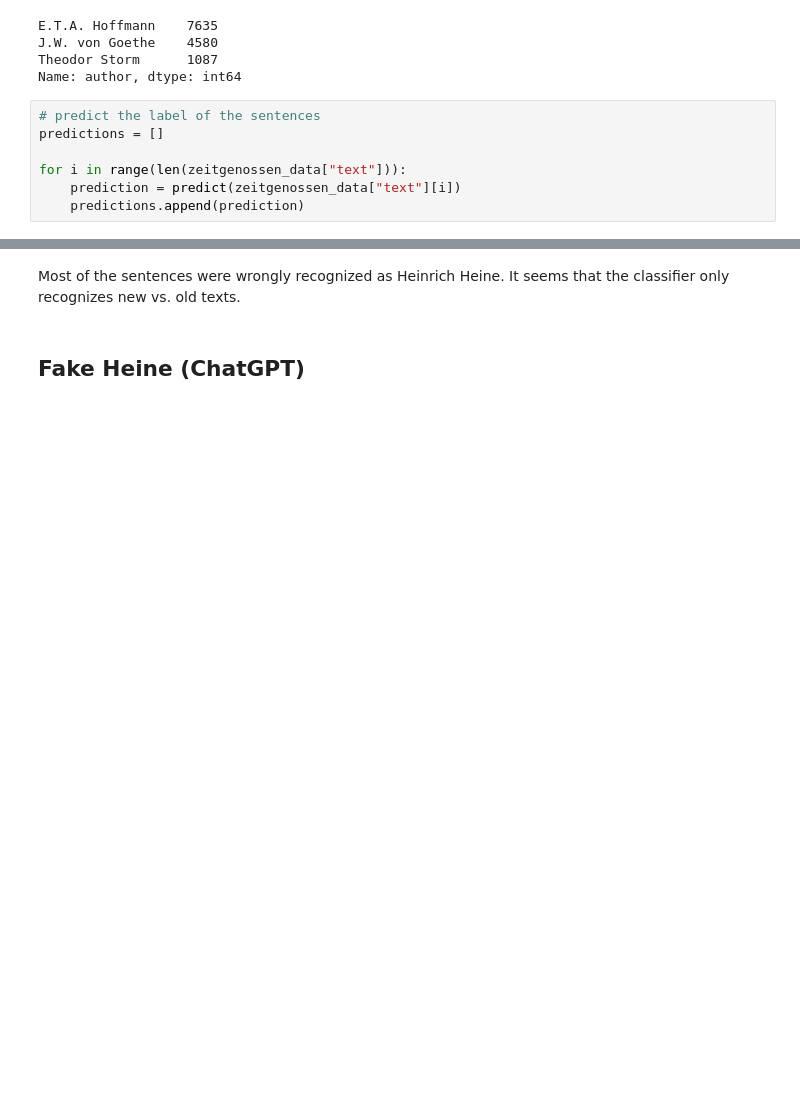
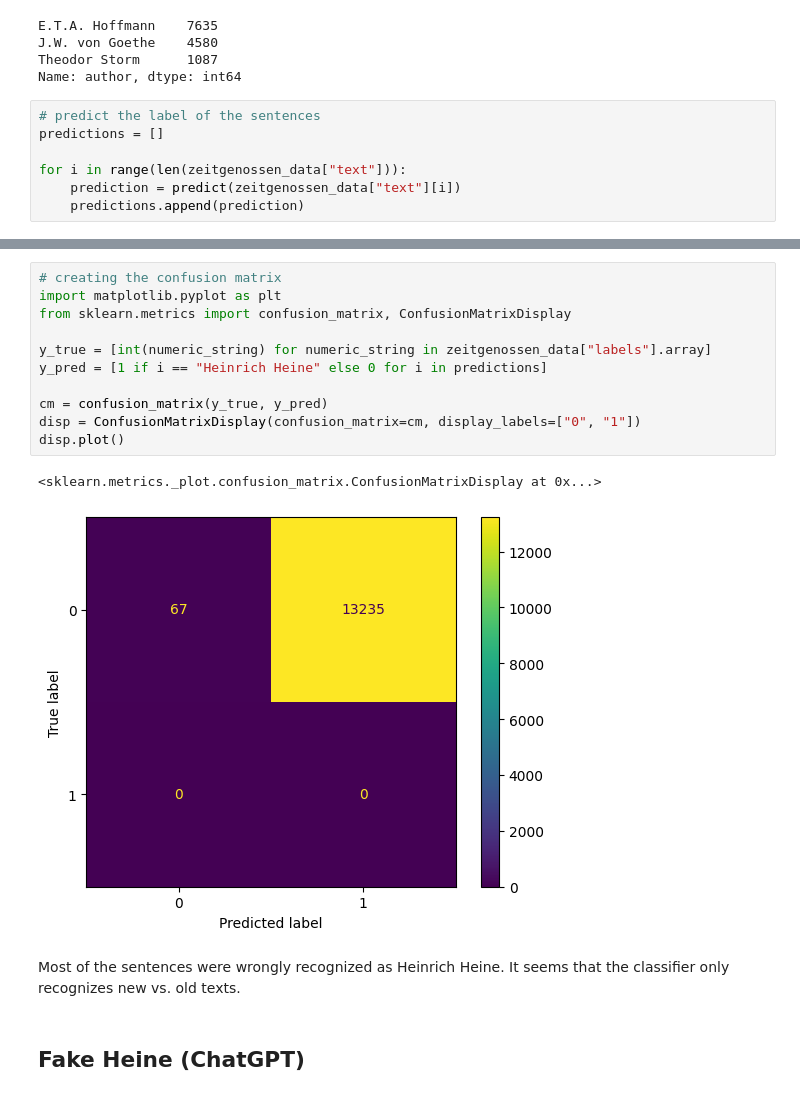
Before and after one commit to tiost100/Heinrich_Heine, a Jupyter notebook: HeinrichT_modern.ipynb, the cells around one changed output, grey strips where cells are left out. Saved outputs shown, nothing was run; the diff lists cells and outputs as text; blank space fills up the shorter version.

Commit message:
confusion matrix, logits, etc.

```diff
--- a/HeinrichT_modern.ipynb
+++ b/HeinrichT_modern.ipynb
@@ -378,3 +405,17 @@ print(most_frequent)
+# %%
+# creating the confusion matrix
+import matplotlib.pyplot as plt
+from sklearn.metrics import confusion_matrix, ConfusionMatrixDisplay
+
+y_true = [int(numeric_string) for numeric_string in zeitgenossen_data["labels"].array]
+y_pred = [1 if i == "Heinrich Heine" else 0 for i in predictions]
+
+cm = confusion_matrix(y_true, y_pred)
+disp = ConfusionMatrixDisplay(confusion_matrix=cm, display_labels=["0", "1"])
+disp.plot()
+# %% [output]
+<sklearn.metrics._plot.confusion_matrix.ConfusionMatrixDisplay at 0x...>
+[figure, added]
 # %% [markdown]
 Most of the sentences were wrongly recognized as Heinrich Heine. It seems that the classifier only recognizes new vs. old texts.
 # %% [markdown]
```
Also changed, not shown: parts of 19 cells of this notebook.
